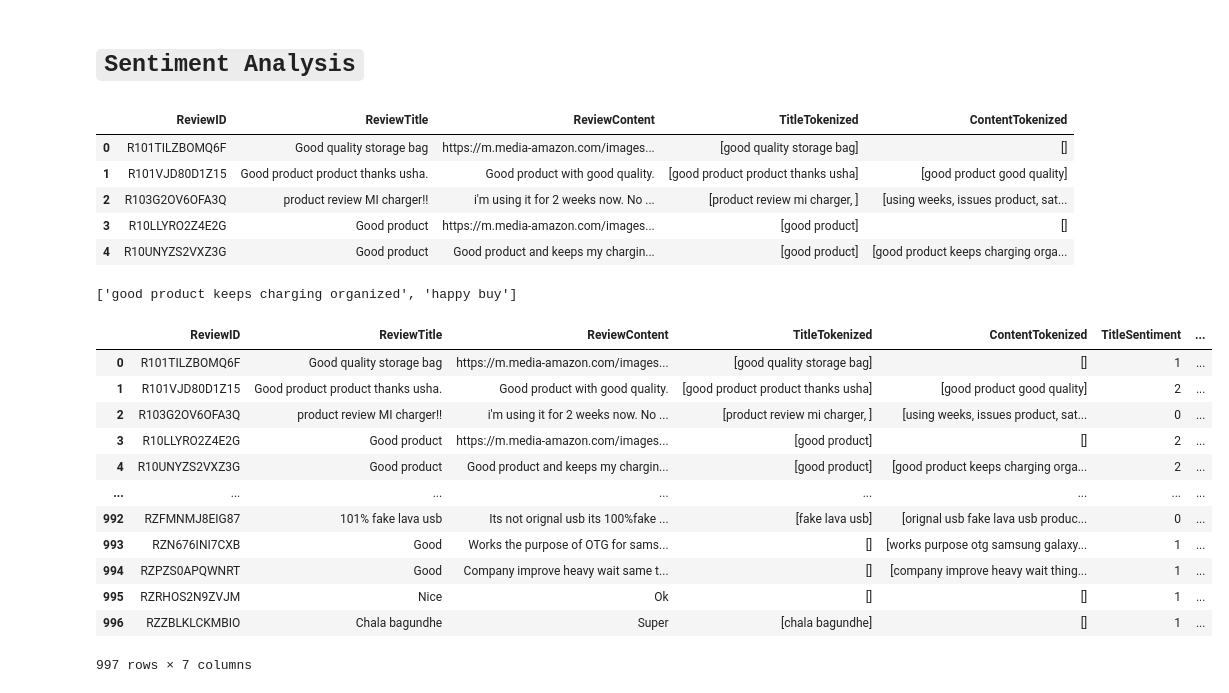
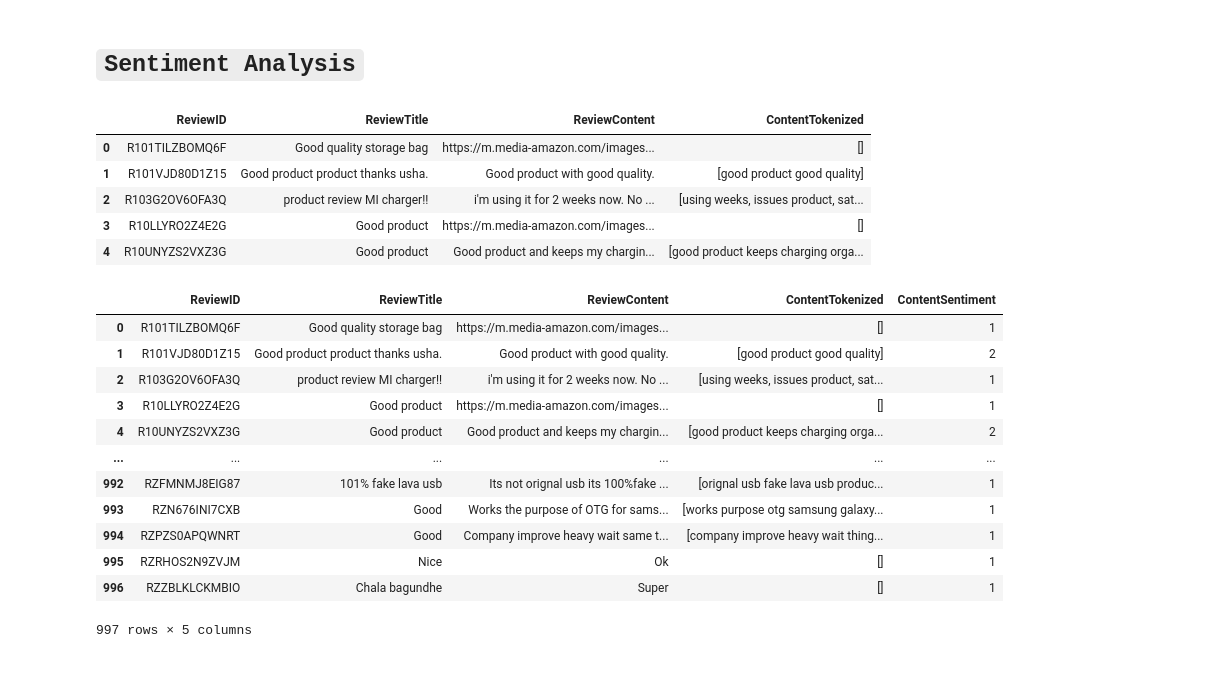
Before and after one commit to RodrigoLopezNunez17/Amazon-Sales----NLP, a Jupyter notebook: ETL/nlp.ipynb, the cells around one changed output. Saved outputs shown, nothing was run; the diff lists cells and outputs as text; code cells hidden in the pictures.

```diff
--- a/ETL/nlp.ipynb
+++ b/ETL/nlp.ipynb
@@ -40,22 +37,16 @@ def Tokenize(text:str)->list[str]:
         ans.append(' '.join(j))
     return ans
 # %%
-review['TitleTokenized'] = review['ReviewTitle'].apply(lambda n : Tokenize(n) if not isURL(n) else [])
-
 review['ContentTokenized'] = review['ReviewContent'].apply(lambda n : Tokenize(n) if not isURL(n) else [])
 
 review.head()
 # %% [output]
-|  | ReviewID | ReviewTitle | ReviewContent | TitleTokenized | ContentTokenized |
-| 0 | R101TILZBOMQ6F | Good quality storage bag | https://m.media-amazon.com/images... | [good quality storage bag] | [] |
-| 1 | R101VJD80D1Z15 | Good product product thanks usha. | Good product with good quality. | [good product product thanks usha] | [good product good quality] |
-| 2 | R103G2OV6OFA3Q | product review MI charger!! | i'm using it for 2 weeks now. No ... | [product review mi charger, ] | [using weeks, issues product, sat... |
-| 3 | R10LLYRO2Z4E2G | Good product | https://m.media-amazon.com/images... | [good product] | [] |
-| 4 | R10UNYZS2VXZ3G | Good product | Good product and keeps my chargin... | [good product] | [good product keeps charging orga... |
+|  | ReviewID | ReviewTitle | ReviewContent | ContentTokenized |
+| 0 | R101TILZBOMQ6F | Good quality storage bag | https://m.media-amazon.com/images... | [] |
+| 1 | R101VJD80D1Z15 | Good product product thanks usha. | Good product with good quality. | [good product good quality] |
+| 2 | R103G2OV6OFA3Q | product review MI charger!! | i'm using it for 2 weeks now. No ... | [using weeks, issues product, sat... |
+| 3 | R10LLYRO2Z4E2G | Good product | https://m.media-amazon.com/images... | [] |
+| 4 | R10UNYZS2VXZ3G | Good product | Good product and keeps my chargin... | [good product keeps charging orga... |
-# %%
-review['ContentTokenized'].iloc[4]
-# %% [output]
-['good product keeps charging organized', 'happy buy']
 # %%
 sia : SentimentIntensityAnalyzer = SentimentIntensityAnalyzer()
 
@@ -106,22 +97,20 @@ def GetSentiment(l:list[str])->int:
                 if 'neg' in sentimentKeys:
                     return 0
 # %%
-review['TitleSentiment'] = review['TitleTokenized'].apply(GetSentiment)
-
 review['ContentSentiment'] = review['ContentTokenized'].apply(GetSentiment)
 
 review
 # %% [output]
-|  | ReviewID | ReviewTitle | ReviewContent | TitleTokenized | ContentTokenized | TitleSentiment | ... |
-| 0 | R101TILZBOMQ6F | Good quality storage bag | https://m.media-amazon.com/images... | [good quality storage bag] | [] | 1 | ... |
-| 1 | R101VJD80D1Z15 | Good product product thanks usha. | Good product with good quality. | [good product product thanks usha] | [good product good quality] | 2 | ... |
-| 2 | R103G2OV6OFA3Q | product review MI charger!! | i'm using it for 2 weeks now. No ... | [product review mi charger, ] | [using weeks, issues product, sat... | 0 | ... |
-| 3 | R10LLYRO2Z4E2G | Good product | https://m.media-amazon.com/images... | [good product] | [] | 2 | ... |
-| 4 | R10UNYZS2VXZ3G | Good product | Good product and keeps my chargin... | [good product] | [good product keeps charging orga... | 2 | ... |
-| ... | ... | ... | ... | ... | ... | ... | ... |
-| 992 | RZFMNMJ8EIG87 | 101% fake lava usb | Its not orignal usb its 100%fake ... | [fake lava usb] | [orignal usb fake lava usb produc... | 0 | ... |
-| 993 | RZN676INI7CXB | Good | Works the purpose of OTG for sams... | [] | [works purpose otg samsung galaxy... | 1 | ... |
-| 994 | RZPZS0APQWNRT | Good | Company improve heavy wait same t... | [] | [company improve heavy wait thing... | 1 | ... |
-| 995 | RZRHOS2N9ZVJM | Nice | Ok | [] | [] | 1 | ... |
-| 996 | RZZBLKLCKMBIO | Chala bagundhe | Super | [chala bagundhe] | [] | 1 | ... |
+|  | ReviewID | ReviewTitle | ReviewContent | ContentTokenized | ContentSentiment |
+| 0 | R101TILZBOMQ6F | Good quality storage bag | https://m.media-amazon.com/images... | [] | 1 |
+| 1 | R101VJD80D1Z15 | Good product product thanks usha. | Good product with good quality. | [good product good quality] | 2 |
+| 2 | R103G2OV6OFA3Q | product review MI charger!! | i'm using it for 2 weeks now. No ... | [using weeks, issues product, sat... | 1 |
+| 3 | R10LLYRO2Z4E2G | Good product | https://m.media-amazon.com/images... | [] | 1 |
+| 4 | R10UNYZS2VXZ3G | Good product | Good product and keeps my chargin... | [good product keeps charging orga... | 2 |
+| ... | ... | ... | ... | ... | ... |
+| 992 | RZFMNMJ8EIG87 | 101% fake lava usb | Its not orignal usb its 100%fake ... | [orignal usb fake lava usb produc... | 1 |
+| 993 | RZN676INI7CXB | Good | Works the purpose of OTG for sams... | [works purpose otg samsung galaxy... | 1 |
+| 994 | RZPZS0APQWNRT | Good | Company improve heavy wait same t... | [company improve heavy wait thing... | 1 |
+| 995 | RZRHOS2N9ZVJM | Nice | Ok | [] | 1 |
+| 996 | RZZBLKLCKMBIO | Chala bagundhe | Super | [] | 1 |
-997 rows × 7 columns
+997 rows × 5 columns
```
Also changed, not shown: parts of 2 cells of this notebook, 1 other file.
